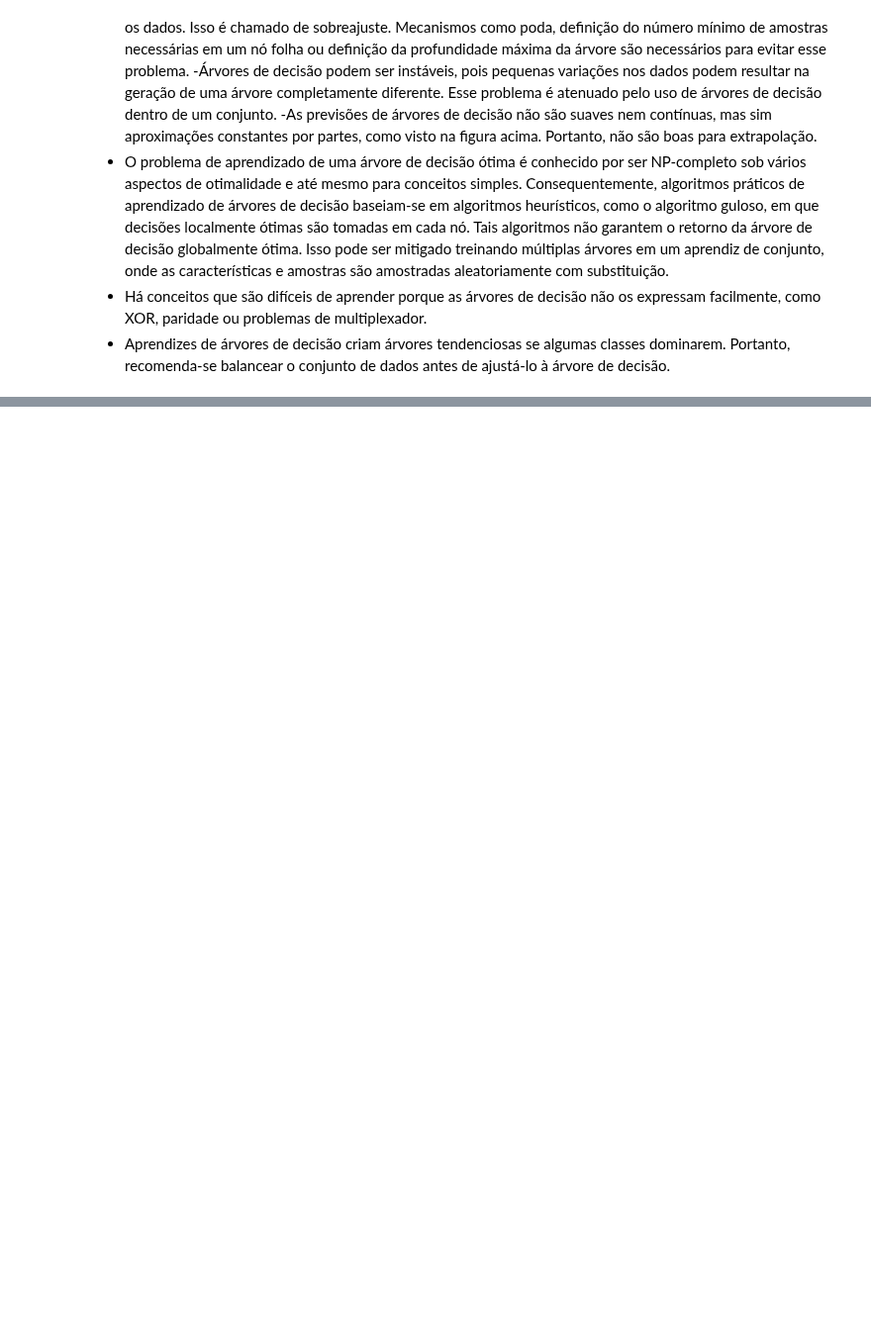
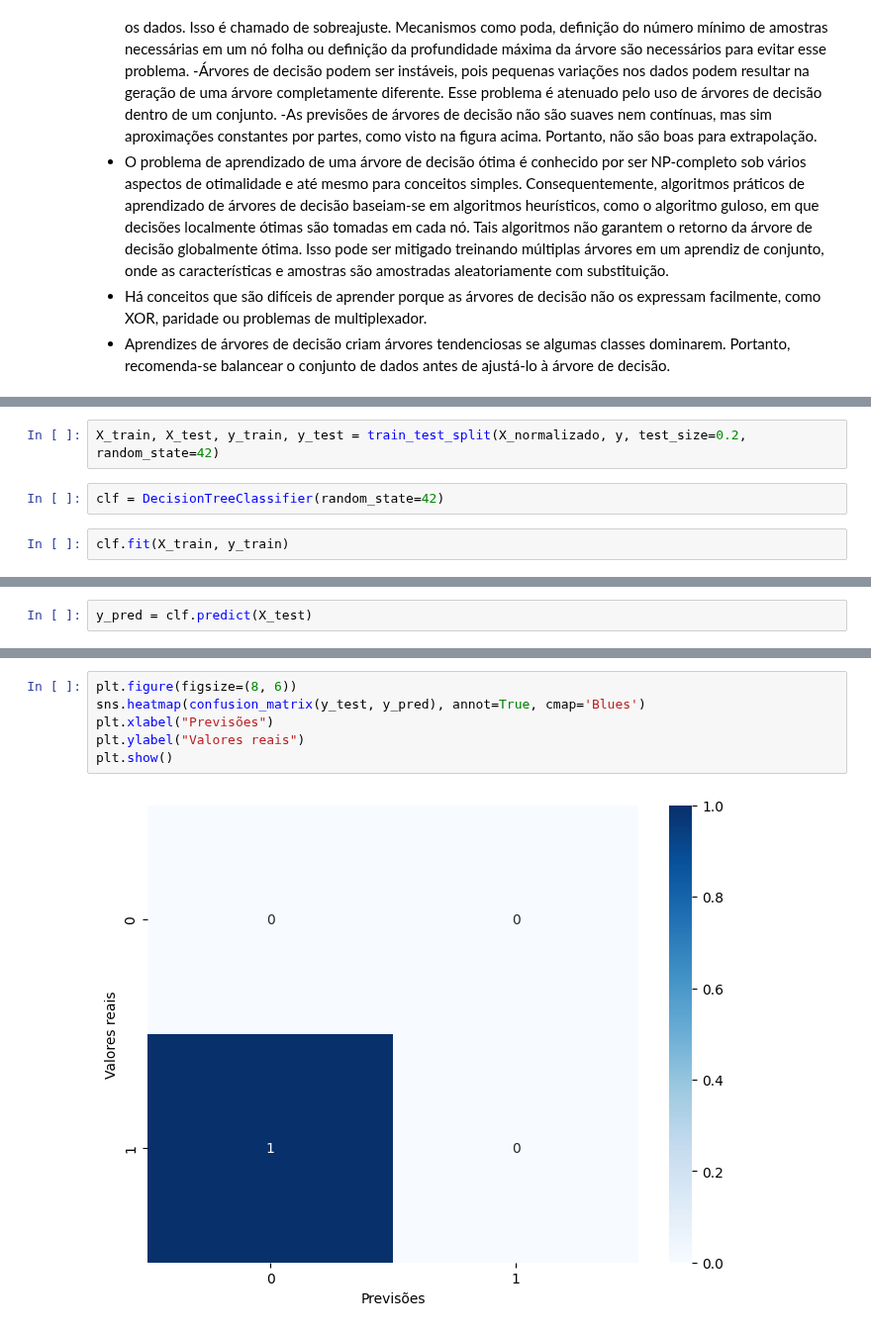
Before and after one commit to jesieldossantos/Curso-IA, a Jupyter notebook: Atividades/arvore de descisao.ipynb, the cells around one changed output, grey strips where cells are left out. Shown at 99% size. Drawn from its saved outputs; the diff is of its cells as text; blank space fills up the shorter version.

```diff
--- a/Atividades/arvore de descisao.ipynb
+++ b/Atividades/arvore de descisao.ipynb
@@ -31,0 +129,6 @@
+# %%
+X_train, X_test, y_train, y_test = train_test_split(X_normalizado, y, test_size=0.2, random_state=42)
+# %%
+clf = DecisionTreeClassifier(random_state=42)
+# %%
+clf.fit(X_train, y_train)
@@ -31,0 +137,2 @@
+# %%
+y_pred = clf.predict(X_test)
@@ -31,0 +161,8 @@
+# %%
+plt.figure(figsize=(8, 6))
+sns.heatmap(confusion_matrix(y_test, y_pred), annot=True, cmap='Blues')
+plt.xlabel("Previsões")
+plt.ylabel("Valores reais")
+plt.show()
+# %% [output]
+[figure, added]
```
Also changed, not shown: parts of 18 cells of this notebook, 5 other files.
